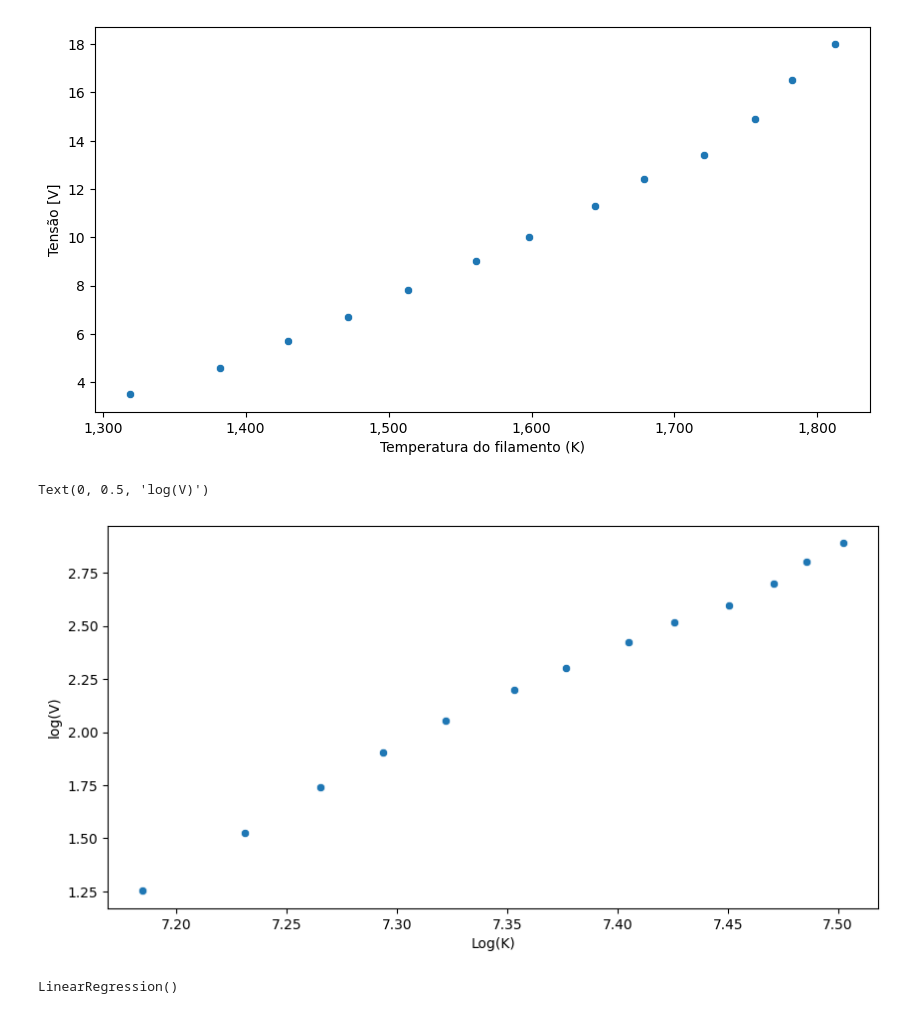
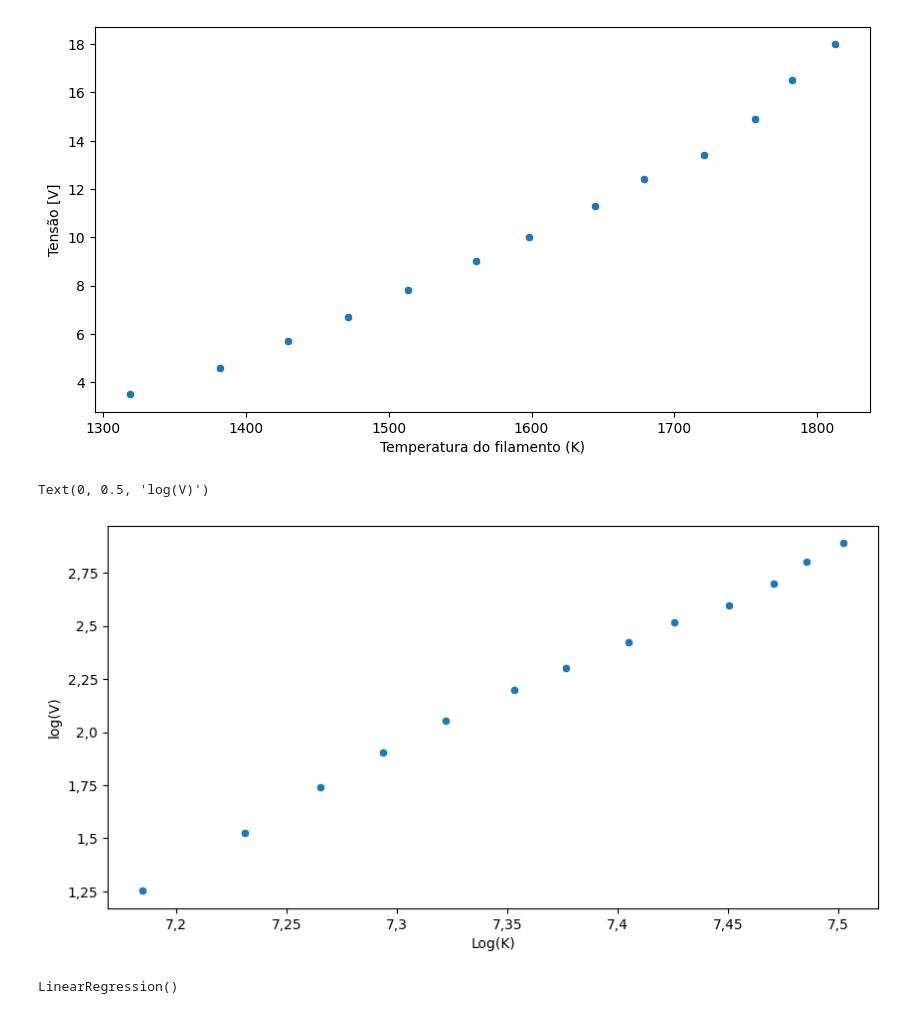
Before and after one commit to ms-cmy/relatorios-2024-est2, a Jupyter notebook: relatorio_2/relatorio.ipynb, the cells around one changed output. Drawn from its saved outputs; the diff is of its cells as text; code cells hidden in the pictures.

```diff
--- a/relatorio_2/relatorio.ipynb
+++ b/relatorio_2/relatorio.ipynb
@@ -4,7 +4,3 @@ from sklearn.linear_model import LinearRegression
 import seaborn as sns
 import matplotlib.pyplot as plt
 import numpy as np
-# %%
-plt.rcParams['axes.formatter.use_locale'] = True
-import locale
-locale.setlocale(locale.LC_NUMERIC, "de_de_DE.utf8")
@@ -168,3 +162,8 @@ df['log_sensor_V'] = np.log(df['sensor_V'])
 df['log_T_do_filamento'] = np.log(df['T_do_filamento'])
 # %%
 df = df.sort_values(by='lampada_I', ascending=False)
+# %%
+def func(x, pos):
+    s = str(round(x, 2))
+    ind = s.index('.')
+    return s[:ind] + ',' + s[ind+1:]
@@ -171,11 +172,15 @@ df = df.sort_values(by='lampada_I', ascending=False)
+# %%
+y_format = tkr.FuncFormatter(func)
 # %%
 plt.figure(figsize=(10, 5))
-sns.scatterplot(y=df['log_sensor_V'], x=df['log_T_do_filamento'])
+ax = sns.scatterplot(y=df['log_sensor_V'], x=df['log_T_do_filamento'])
+ax.yaxis.set_major_formatter(y_format)
+ax.xaxis.set_major_formatter(y_format)
 plt.xlabel("Log(K)")
 plt.ylabel("log(V)")
 # %% [output]
 Text(0, 0.5, 'log(V)')
-[figure, old version]
+[figure, new version]
 # %%
 ln_1 = LinearRegression(fit_intercept=True)
 
```
Also changed, not shown: parts of 4 cells of this notebook.
